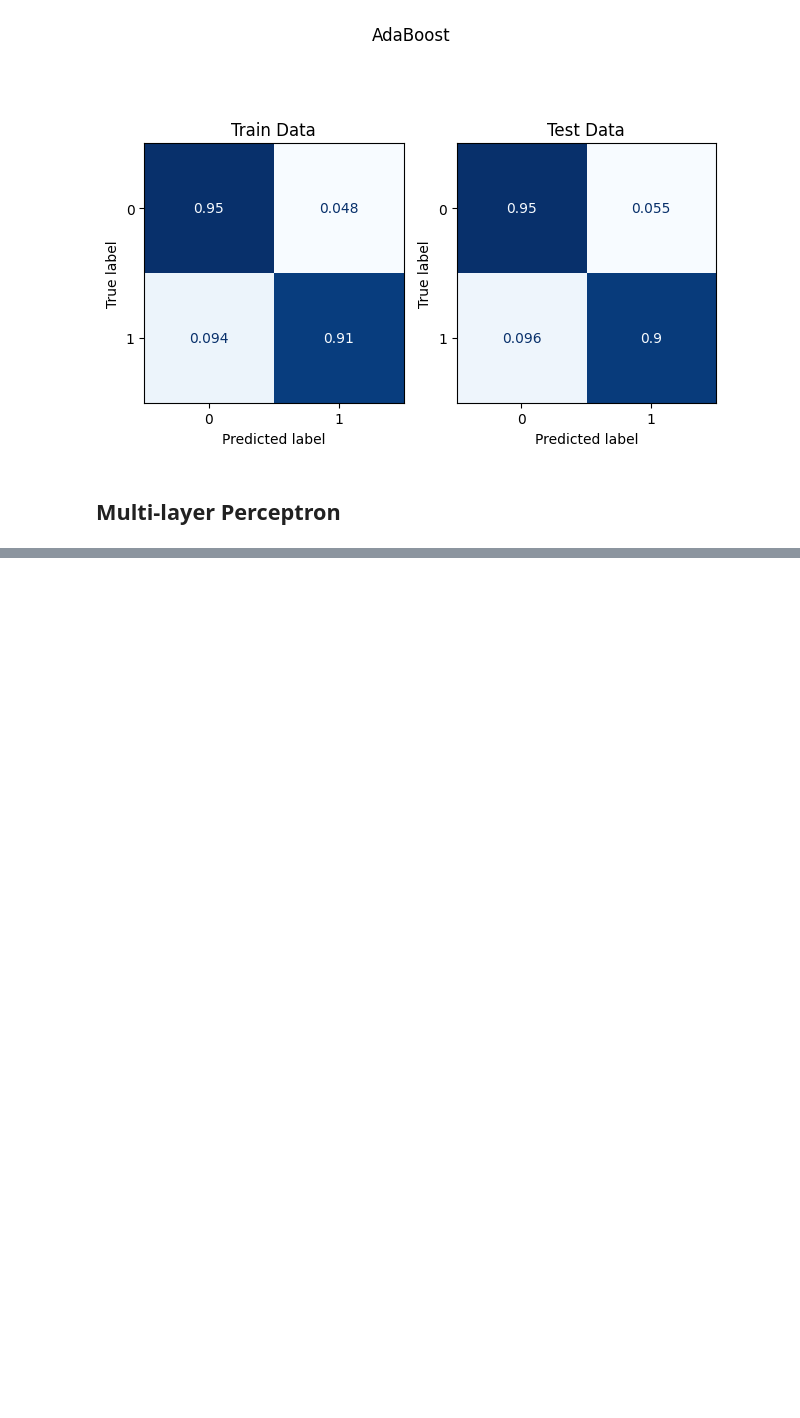
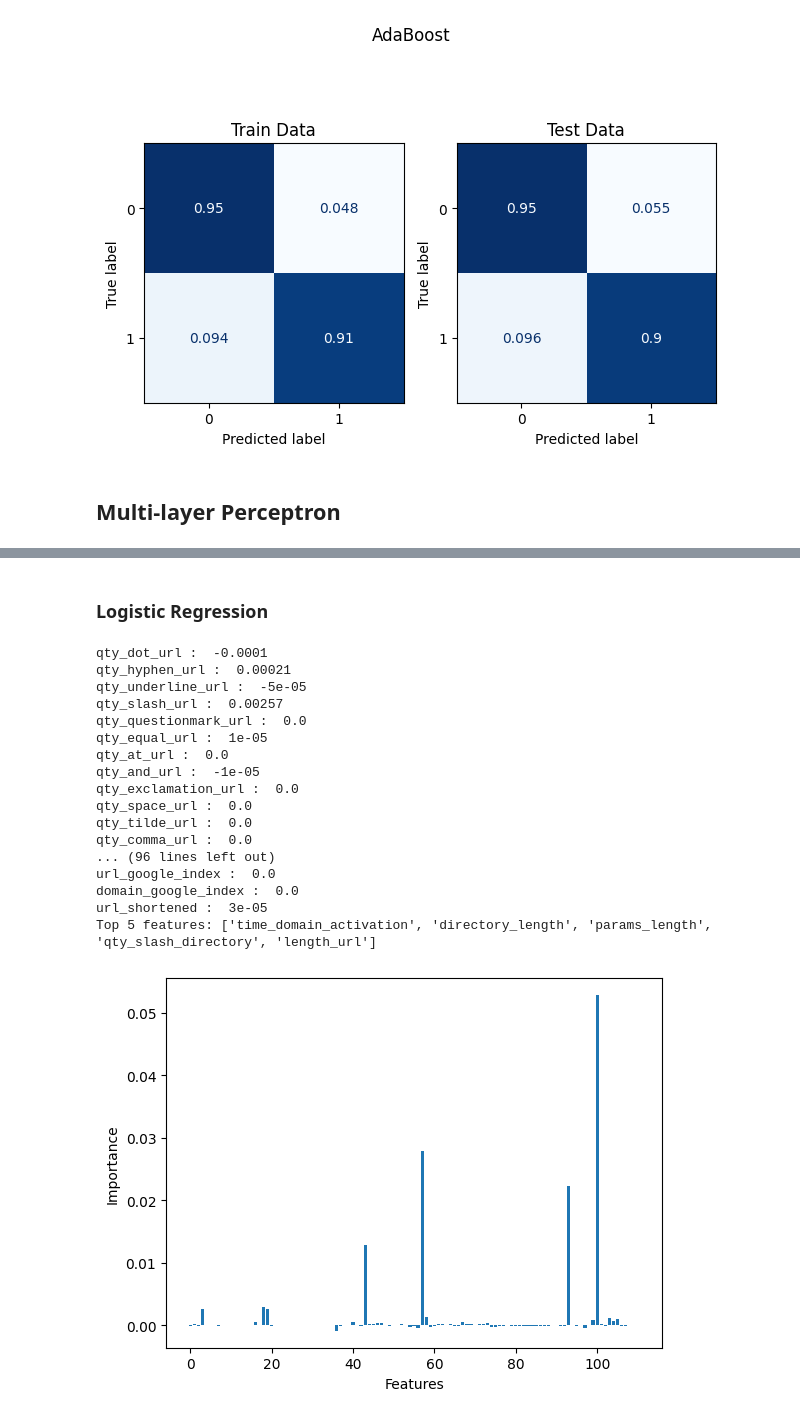
Before and after one commit to yucenli/phish, a Jupyter notebook: tabular.ipynb, the cells around one changed output, grey strips where cells are left out. Cells and saved outputs as stored; diff of their text form; code cells hidden in the pictures; blank space fills up the shorter version.

```diff
--- a/tabular.ipynb
+++ b/tabular.ipynb
@@ -239,0 +265,23 @@ MLP Test Accuracy 0.908
+# %% [markdown]
+### Logistic Regression
+# %%
+log_features = features(log_model)
+# %% [output]
+qty_dot_url :  -0.0001
+qty_hyphen_url :  0.00021
+qty_underline_url :  -5e-05
+qty_slash_url :  0.00257
+qty_questionmark_url :  0.0
+qty_equal_url :  1e-05
+qty_at_url :  0.0
+qty_and_url :  -1e-05
+qty_exclamation_url :  0.0
+qty_space_url :  0.0
+qty_tilde_url :  0.0
+qty_comma_url :  0.0
+... (96 lines left out)
+url_google_index :  0.0
+domain_google_index :  0.0
+url_shortened :  3e-05
+Top 5 features: ['time_domain_activation', 'directory_length', 'params_length', 'qty_slash_directory', 'length_url']
+[figure, added]
```
Also changed, not shown: parts of 57 cells of this notebook.
